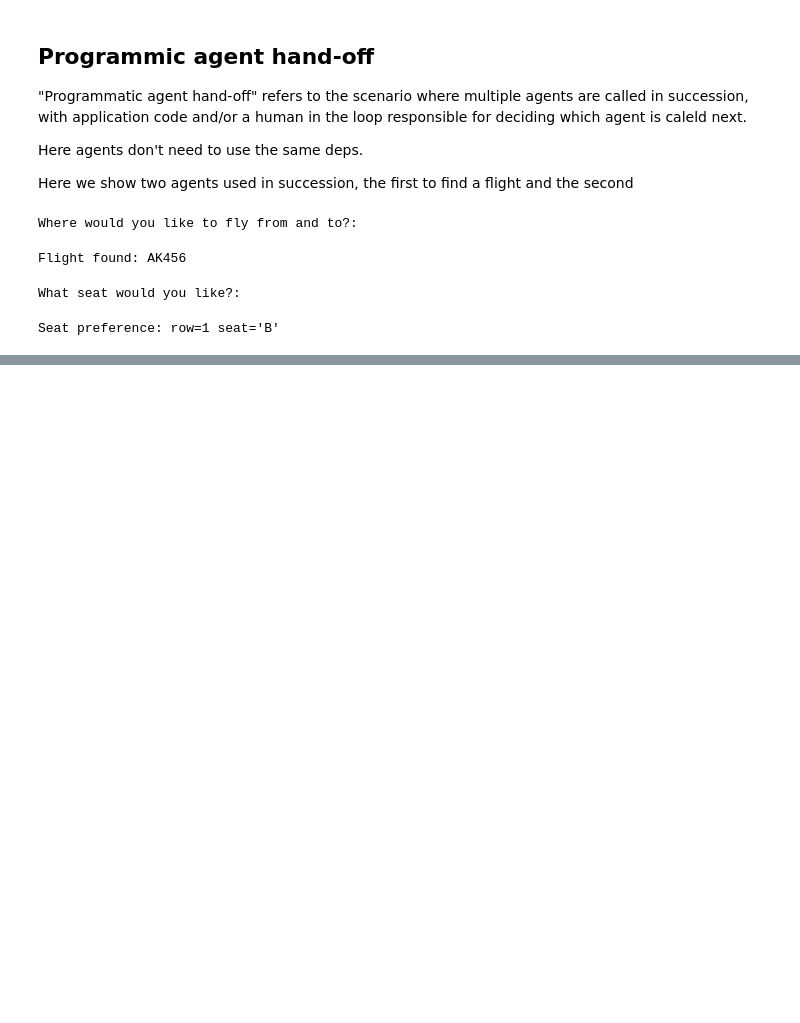
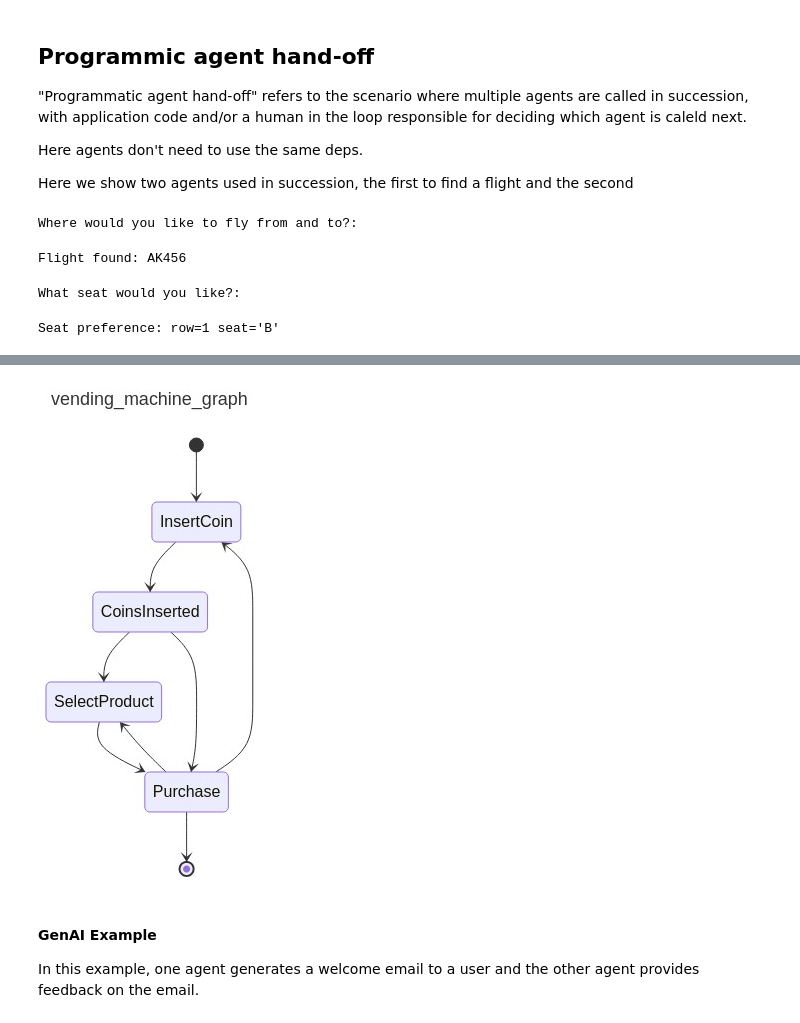
Before and after one commit to yilengyao/tutorials, a Jupyter notebook: pydantic/pydantic.ipynb, the cells around one changed output, grey strips where cells are left out. Saved outputs shown, nothing was run; the diff lists cells and outputs as text; code cells hidden in the pictures; blank space fills up the shorter version.

```diff
--- a/pydantic/pydantic.ipynb
+++ b/pydantic/pydantic.ipynb
@@ -735,0 +970,11 @@ Seat preference: row=1 seat='B'
+# %%
+from IPython.display import Image, display
+import nest_asyncio
+nest_asyncio.apply()
+
+display(Image(vending_machine_graph.mermaid_image(start_node=InsertCoin)))
+# %% [output]
+[figure, added]
+# %% [markdown]
+#### GenAI Example
+In this example, one agent generates a welcome email to a user and the other agent provides feedback on the email.
```
Also changed, not shown: parts of 18 cells of this notebook.
